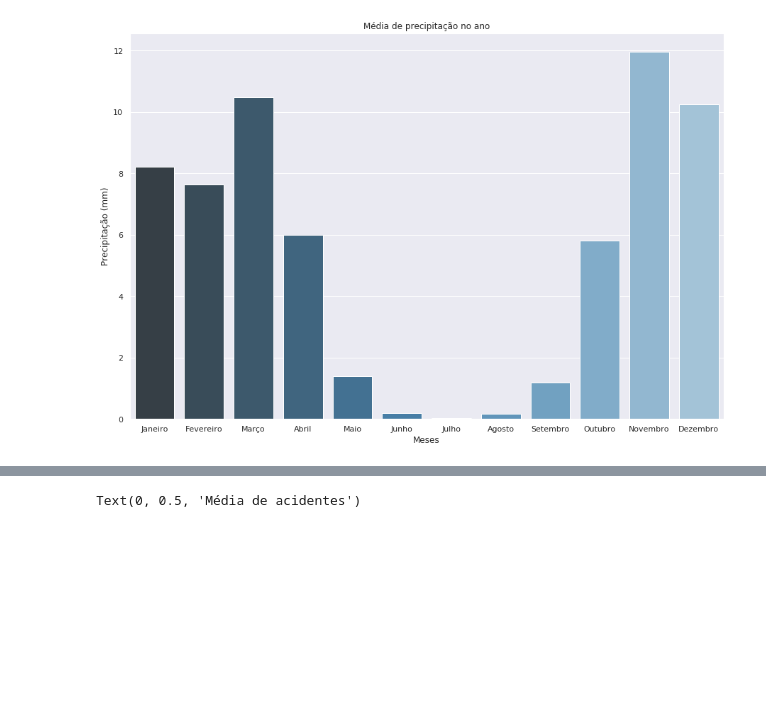
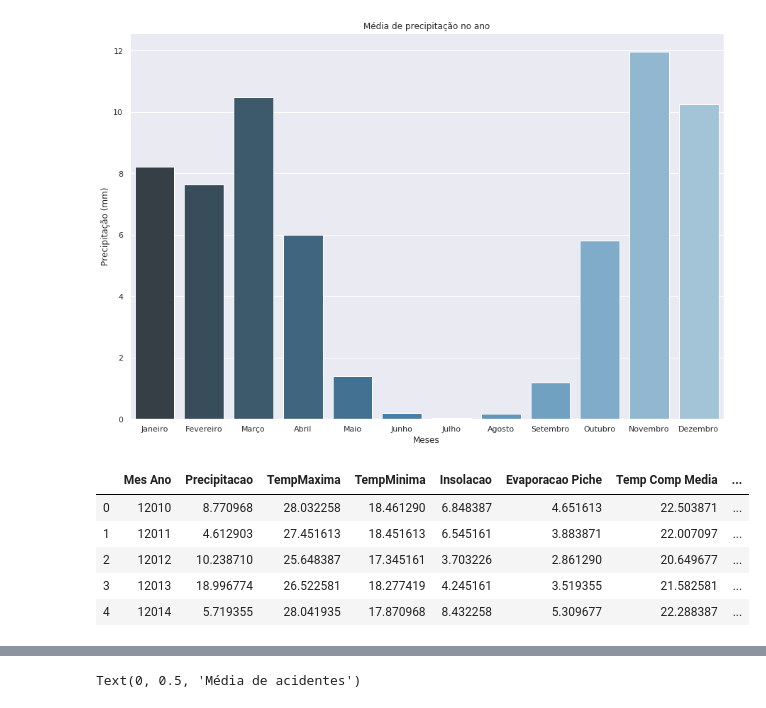
Before and after one commit to IagoCarvalho/tcc_scripts, a Jupyter notebook: QP02-Analysis.ipynb, the cells around one changed output, grey strips where cells are left out. Drawn from its saved outputs; the diff is of its cells as text; code cells hidden in the pictures; blank space fills up the shorter version.

```diff
--- a/QP02-Analysis.ipynb
+++ b/QP02-Analysis.ipynb
@@ -58,3 +59,17 @@ plt.ylabel("Precipitação (mm)")
 # %% [output]
 Text(0, 0.5, 'Precipitação (mm)')
 [figure]
+# %%
+historico_precipitacao_meses = df_meteorologia_2010_2019
+historico_precipitacao_meses['Ano'] = historico_precipitacao_meses['Data'].dt.year
+historico_precipitacao_meses['Mes Ano'] = historico_precipitacao_meses['Mes'] * 10000 + historico_precipitacao_meses['Ano']
+historico_precipitacao_meses = historico_precipitacao_meses.groupby('Mes Ano').mean().reset_index()
+historico_precipitacao_meses['Mes'] = historico_precipitacao_meses['Mes'].replace(dict_meses)
+historico_precipitacao_meses.head()
+# %% [output]
+|  | Mes Ano | Precipitacao | TempMaxima | TempMinima | Insolacao | Evaporacao Piche | Temp Comp Media | ... |
+| 0 | 12010 | 8.770968 | 28.032258 | 18.461290 | 6.848387 | 4.651613 | 22.503871 | ... |
+| 1 | 12011 | 4.612903 | 27.451613 | 18.451613 | 6.545161 | 3.883871 | 22.007097 | ... |
+| 2 | 12012 | 10.238710 | 25.648387 | 17.345161 | 3.703226 | 2.861290 | 20.649677 | ... |
+| 3 | 12013 | 18.996774 | 26.522581 | 18.277419 | 4.245161 | 3.519355 | 21.582581 | ... |
+| 4 | 12014 | 5.719355 | 28.041935 | 17.870968 | 8.432258 | 5.309677 | 22.288387 | ... |
```
Also changed, not shown: parts of 5 cells of this notebook.
